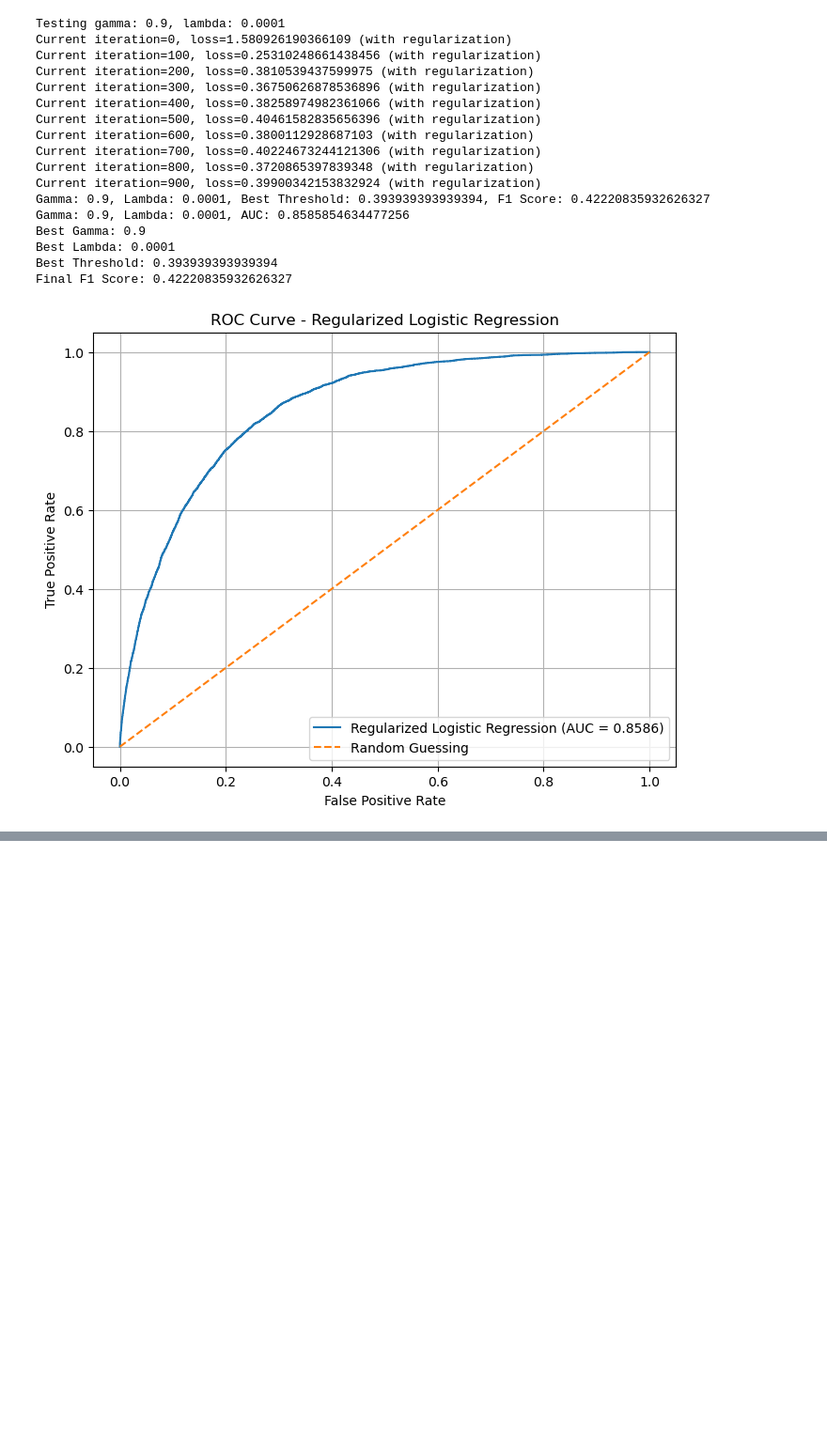
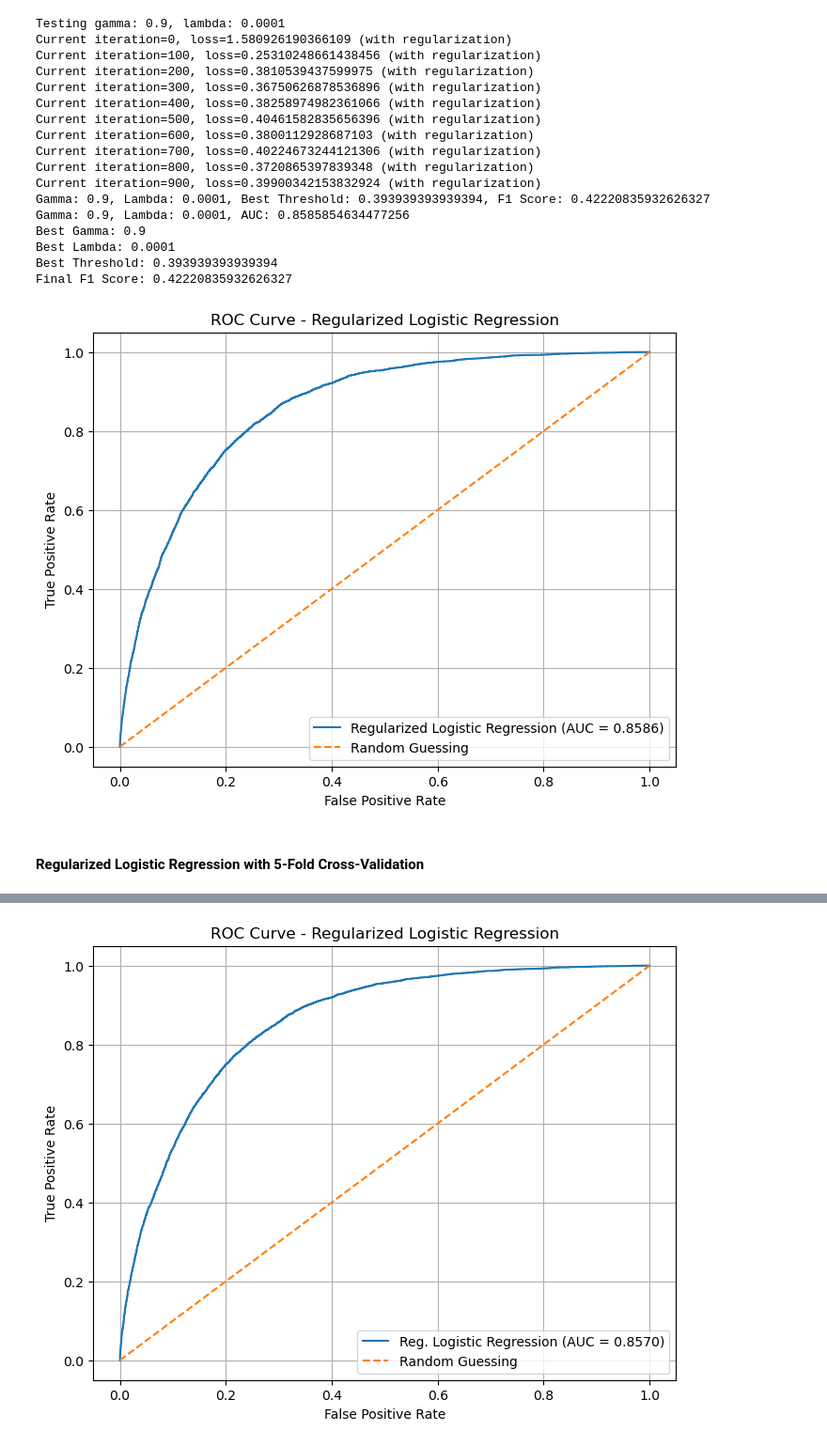
Before and after one commit to Mehdi1704/AmelProject, a Jupyter notebook: run_implementation.ipynb, the cells around one changed output, grey strips where cells are left out. Shown at 94% size. Saved outputs shown, nothing was run; the diff lists cells and outputs as text; code cells hidden in the pictures; blank space fills up the shorter version.

```diff
--- a/run_implementation.ipynb
+++ b/run_implementation.ipynb
@@ -440,0 +470,66 @@ Final F1 Score: 0.42220835932626327
+# %% [markdown]
+#### Regularized Logistic Regression with 5-Fold Cross-Validation
+# %%
+k = 5
+folds = k_fold_split(X_train, y_train_binary, k)
+
+gamma_values = [0.9]
+lambda_values = [0.0001]
+
+best_gamma = None
+best_lambda = None
+best_avg_f1 = -np.inf
+best_avg_auc = -np.inf
+best_w = None
+
+for gamma in gamma_values:
+    for lambda_ in lambda_values:
+        f1_scores = []
+        auc_scores = []
+        for fold, (X_tr, y_tr, X_val, y_val) in enumerate(folds):
+            print(f"Fold {fold+1}, Testing gamma: {gamma}, lambda: {lambda_}")
+            initial_w = np.zeros(X_tr.shape[1])
+            w, loss = reg_logistic_regression(y_tr, X_tr, lambda_, initial_w, max_iters=500, gamma=gamma)
+            y_scores = sigmoid(X_val @ w)
+            threshold, f1 = optimize_threshold_logistic(y_val, y_scores)
+            fpr, tpr, thresholds, auc = compute_roc_auc(y_val, y_scores)
+            f1_scores.append(f1)
+            auc_scores.append(auc)
+        avg_f1 = np.mean(f1_scores)
+        avg_auc = np.mean(auc_scores)
+        print(f"Gamma: {gamma}, Lambda: {lambda_}, Average F1 Score: {avg_f1}, Average AUC: {avg_auc}")
+        if avg_f1 > best_avg_f1:
+            best_avg_f1 = avg_f1
+            best_avg_auc = avg_auc
+            best_gamma = gamma
+            best_lambda = lambda_
+            best_w = w.copy()
+
+print(f"Best Gamma: {best_gamma}")
+print(f"Best Lambda: {best_lambda}")
+print(f"Best Average F1 Score: {best_avg_f1}")
+print(f"Best Average AUC: {best_avg_auc}")
+
+# Evaluate on test set using the best gamma and lambda
+y_scores_test = sigmoid(X_test @ best_w)
+threshold, _ = optimize_threshold_logistic(y_test_binary, y_scores_test)
+y_test_pred_binary = np.where(y_scores_test >= threshold, 1, 0)
+y_test_pred = y_test_pred_binary * 2 - 1  # Convert back to -1 and 1
+final_accuracy = accuracy(y_test, y_test_pred)
+final_f1_score = f1_score_logistic(y_test_binary, y_test_pred_binary)
+fpr, tpr, thresholds, auc = compute_roc_auc(y_test_binary, y_scores_test)
+print("Test Accuracy:", final_accuracy)
+print("Test F1 Score:", final_f1_score)
+print("Test AUC:", auc)
+
+# Plot ROC Curve
+plt.figure(figsize=(8, 6))
+plt.plot(fpr, tpr, label=f'Reg. Logistic Regression (AUC = {auc:.4f})')
+plt.plot([0, 1], [0, 1], linestyle='--', label='Random Guessing')
+plt.xlabel('False Positive Rate')
+plt.ylabel('True Positive Rate')
+plt.title('ROC Curve - Regularized Logistic Regression')
+plt.legend(loc='lower right')
+plt.grid(True)
+plt.show()
+# %% [output]
@@ -440,0 +553 @@ Final F1 Score: 0.42220835932626327
+[figure, added]
```
Also changed, not shown: parts of 2 cells of this notebook, 1 other file.
